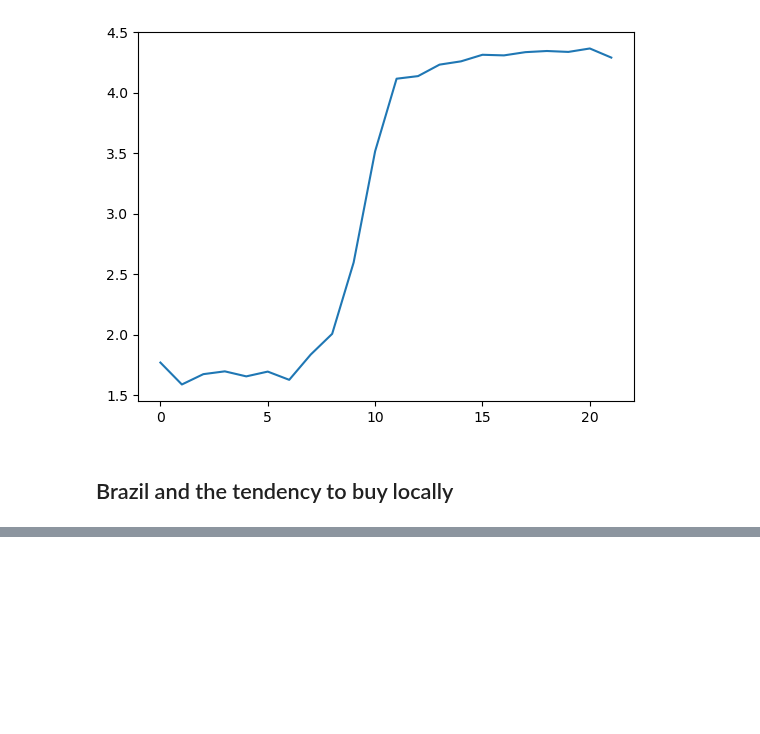
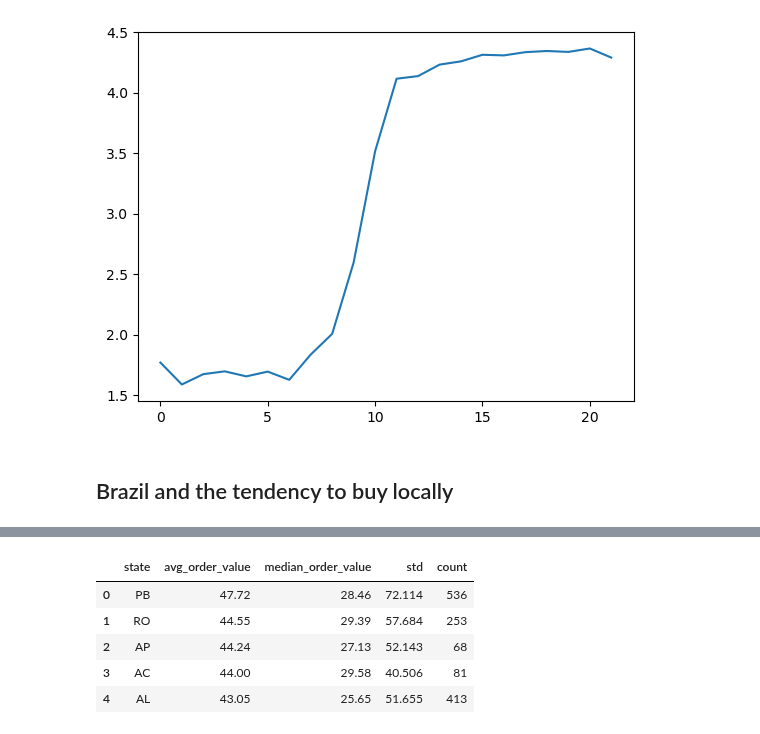
Before and after one commit to S3tuit/jup_lab, a Jupyter notebook: olist_analysis.ipynb, the cells around one changed output, grey strips where cells are left out. Cells and saved outputs as stored; diff of their text form; code cells hidden in the pictures; blank space fills up the shorter version.

```diff
--- a/olist_analysis.ipynb
+++ b/olist_analysis.ipynb
@@ -211,0 +255,10 @@ GROUP BY CASE
+# %%
+df_states = pd.read_csv(r'C:\Users\matte\OneDrive\Desktop\GitHub\data\ecom_brazil\4 tableau\order_value_vs_state.csv')
+df_states.head()
+# %% [output]
+|  | state | avg_order_value | median_order_value | std | count |
+| 0 | PB | 47.72 | 28.46 | 72.114 | 536 |
+| 1 | RO | 44.55 | 29.39 | 57.684 | 253 |
+| 2 | AP | 44.24 | 27.13 | 52.143 | 68 |
+| 3 | AC | 44.00 | 29.58 | 40.506 | 81 |
+| 4 | AL | 43.05 | 25.65 | 51.655 | 413 |
```
Also changed, not shown: parts of 9 cells of this notebook.
